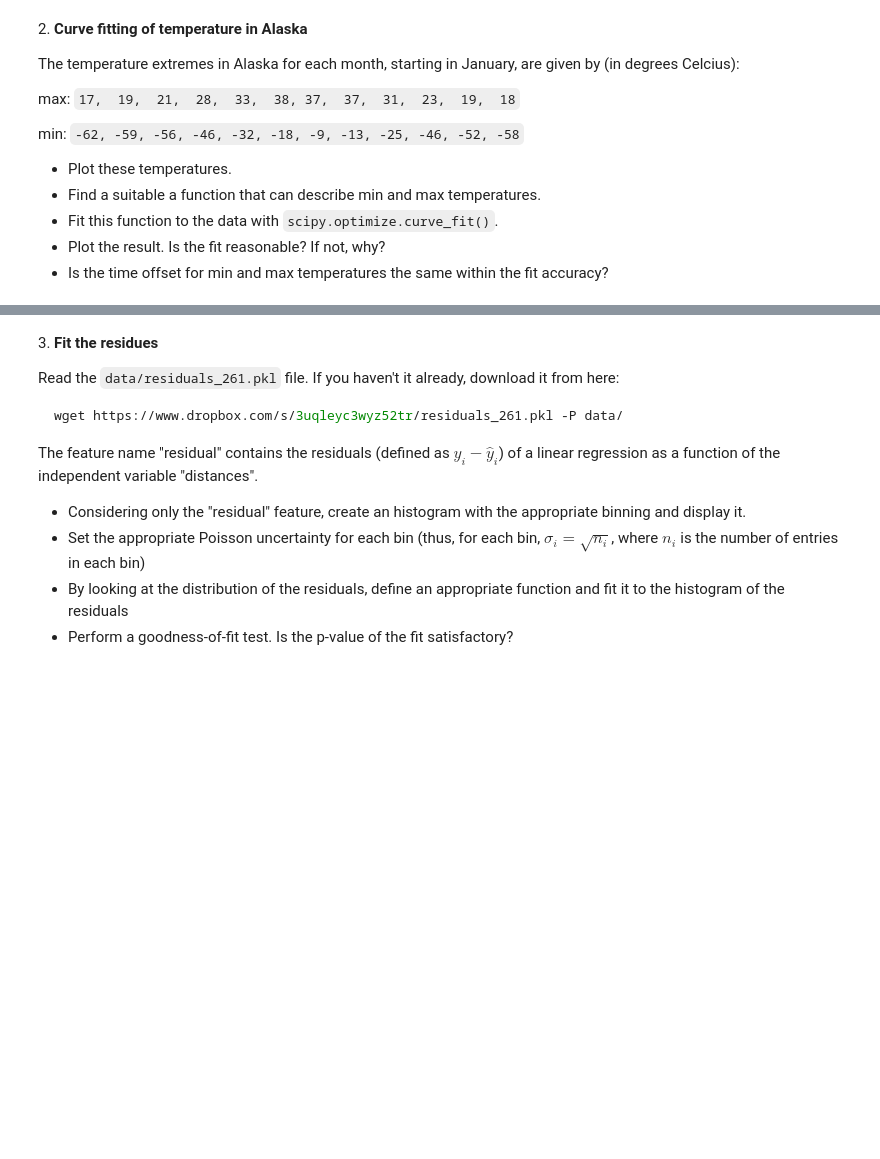
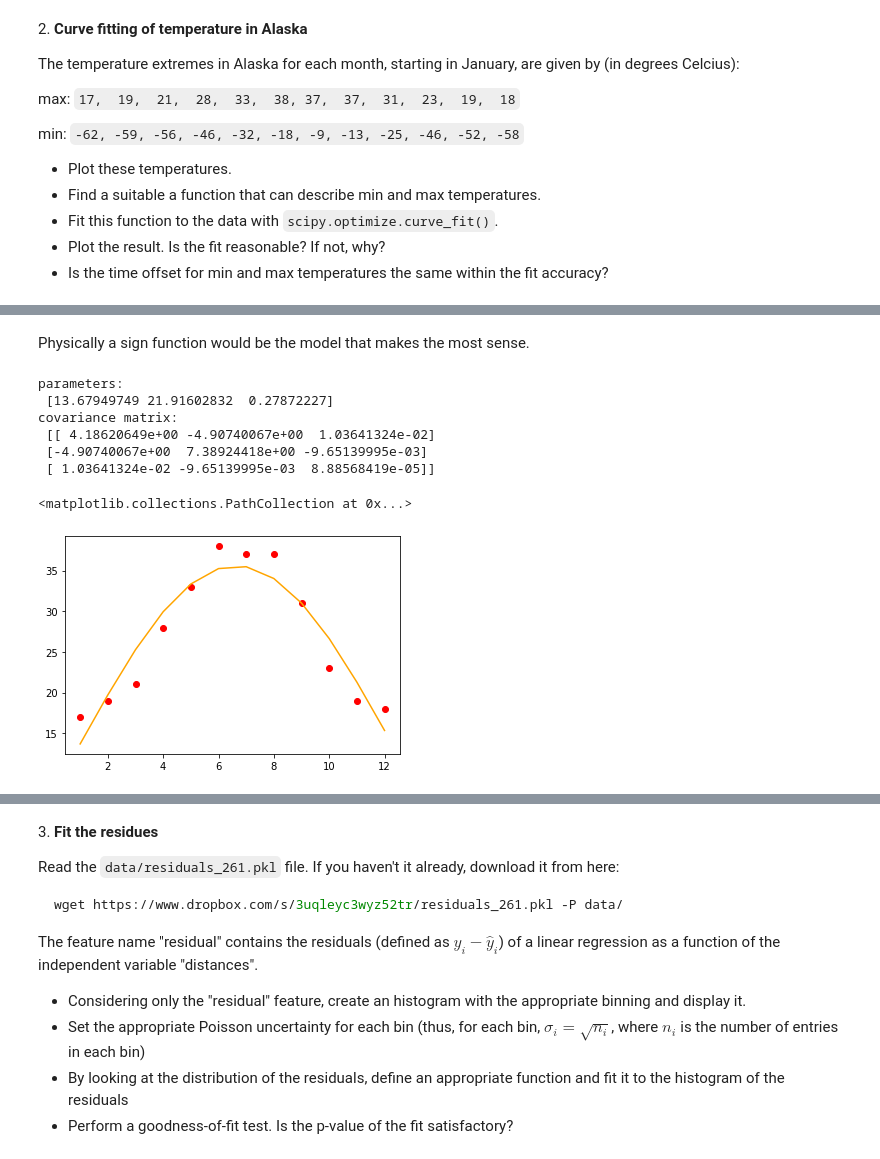
Before and after one commit to PhysicsOfData/LaboratoryOfComputationalPhysics_Y4, a Jupyter notebook: 08ex_fitting.ipynb, the cells around one changed output, grey strips where cells are left out. Saved outputs shown, nothing was run; the diff lists cells and outputs as text; code cells hidden in the pictures; blank space fills up the shorter version.

```diff
--- a/08ex_fitting.ipynb
+++ b/08ex_fitting.ipynb
@@ -78,0 +84,20 @@ min: `-62, -59, -56, -46, -32, -18, -9, -13, -25, -46, -52, -58`
+# %% [markdown]
+Physically a sign function would be the model that makes the most sense.
+# %%
+import scipy.optimize as optimize
+def f(x, a, b,c ):
+     return a+b*np.sin(c*(x-1))
+popt, pcov = optimize.curve_fit(f, xdata=month, ydata=max, p0=[25,20,1/12])
+print("parameters:\n", popt)
+print("covariance matrix:\n", pcov)
+plt.plot(month,f(month,*popt), color="orange")
+plt.scatter(month,max,c="r")
+# %% [output]
+parameters:
+ [13.67949749 21.91602832  0.27872227]
+covariance matrix:
+ [[ 4.18620649e+00 -4.90740067e+00  1.03641324e-02]
+ [-4.90740067e+00  7.38924418e+00 -9.65139995e-03]
+ [ 1.03641324e-02 -9.65139995e-03  8.88568419e-05]]
+<matplotlib.collections.PathCollection at 0x...>
+[figure, added]
```
Also changed, not shown: parts of 30 cells of this notebook, 4 other files.
